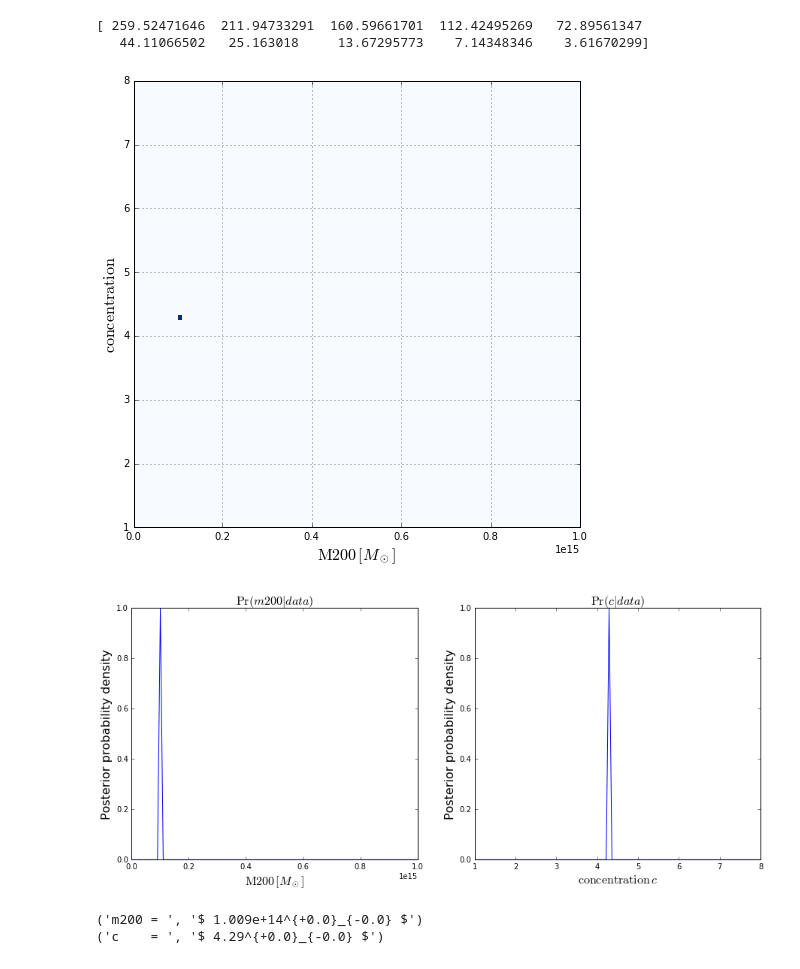
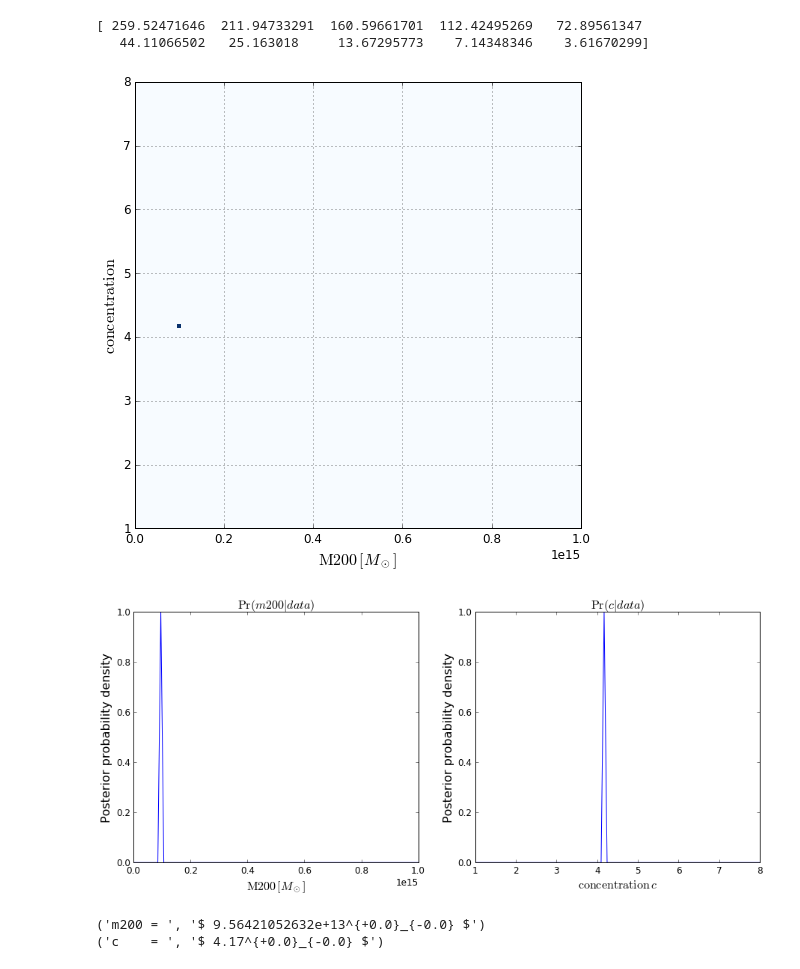
Before and after one commit to MariaElidaiana/AstroHackWeek, a Jupyter notebook: FittingNFW2toDSigma.ipynb, the cells around one changed output. Drawn from its saved outputs; the diff is of its cells as text; code cells hidden in the pictures.

```diff
--- a/FittingNFW2toDSigma.ipynb
+++ b/FittingNFW2toDSigma.ipynb
@@ -99,7 +99,7 @@ def log_posterior(R, DSobs, DSerr, m200, c):
 # %%
 # Set up parameter grids:
 
-npix = 101
+npix = 96
 m200min,m200max = 1e12, 1e15
 cmin,cmax = 1, 8
 m200grid = np.linspace(m200min,m200max,npix)
@@ -113,34 +113,34 @@ for i,m200 in enumerate(m200grid):
         logprob[j,i] = log_posterior(R,DSobs,DSerr,m200,c)
 
 # Normalize and exponentiate to get posterior density:
 Z = np.max(logprob)
 
 prob = np.exp(logprob - Z)
 
 norm = np.sum(prob)
 prob /= norm
 
 sorted = np.sort(prob.flatten())
 C = sorted.cumsum()
 
 # Find the pixel values that lie at the levels that contain
 # 68% and 95% of the probability:
 lvl68 = np.min(sorted[C > (1.0 - 0.68)])
 lvl95 = np.min(sorted[C > (1.0 - 0.95)])
 
 plt.figure
 fig = plt.figure(figsize=(8, 8))
 plt.imshow(prob, origin='lower', cmap='Blues', interpolation='none', extent=[m200min,m200max,cmin,cmax], aspect='auto')
 try:
     plt.contour(prob,[lvl95,lvl68],colors='black',extent=[m200min,m200max,cmin,cmax], aspect='auto')
 except ValueError: # for nfwsim
     plt.contour(prob,[lvl68],colors='black',extent=[m200min,m200max,cmin,cmax], aspect='auto')
 plt.grid()
 plt.xlabel(r'$ {\rm M200} \, [M_\odot]$', fontsize=16)
 plt.ylabel(r'$ {\rm concentration} $', fontsize=16)
 plt.show()
 # %% [output]
-[figure, old version]
+[figure, new version]
 # %%
 # Plot 1D distributions:
 
@@ -162,7 +162,7 @@ ax[1].set_xlabel(r'$ {\rm concentration} \, c $', fontsize=16)
 ax[1].set_ylabel('Posterior probability density', fontsize=16)
 plt.show()
 # %% [output]
-[figure, old version]
+[figure, new version]
 # %%
 # Compress each PDF into a median and 68% credible interval, and report:
 
@@ -189,8 +189,8 @@ def compress_1D_pdf(x,pr,ci=68,dp=1):
 print("m200 = ",compress_1D_pdf(m200grid,prob_m200_given_data,ci=68,dp=2)[0])
 print("c    = ",compress_1D_pdf(cgrid,prob_c_given_data,ci=68,dp=2)[0])
 # %% [output]
-('m200 = ', '$ 1.009e+14^{+0.0}_{-0.0} $')
-('c    = ', '$ 4.29^{+0.0}_{-0.0} $')
+('m200 = ', '$ 9.56421052632e+13^{+0.0}_{-0.0} $')
+('c    = ', '$ 4.17^{+0.0}_{-0.0} $')
 # %%
 # Plotting the results...
 
```
Also changed, not shown: parts of 2 cells of this notebook, 1 other file.
